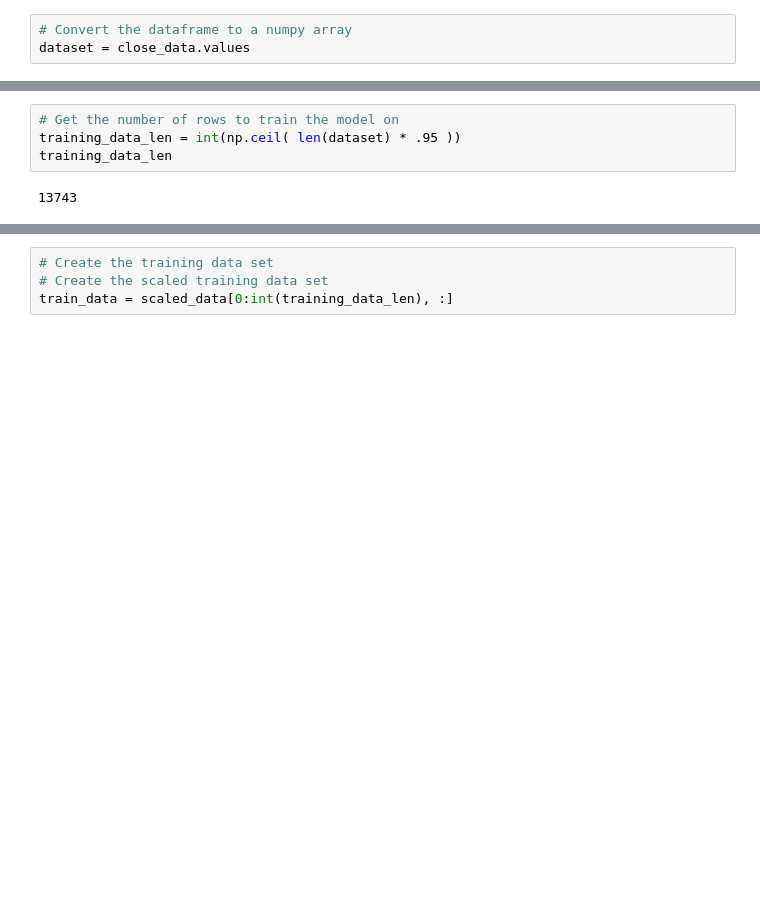
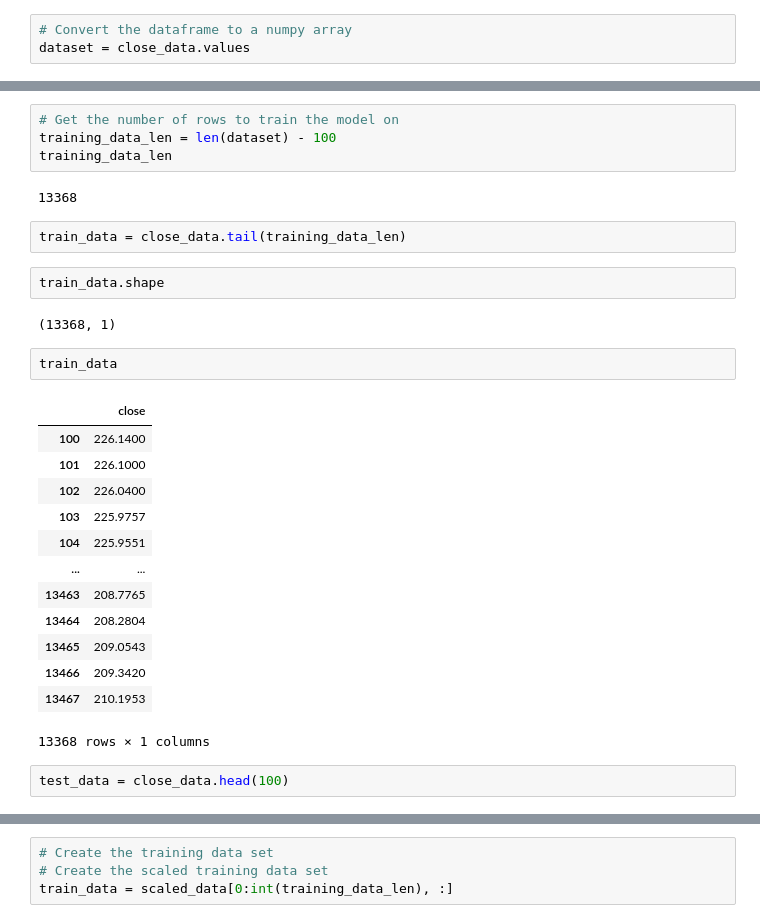
Before and after one commit to BouazizOmar/Automated-Stock-Price-Prediction-Pipeline-A-Complete-MLOps-Lifecycle, a Jupyter notebook: research/model_experiments.ipynb, the cells around one changed output, grey strips where cells are left out. Drawn from its saved outputs; the diff is of its cells as text; blank space fills up the shorter version.

```diff
--- a/research/model_experiments.ipynb
+++ b/research/model_experiments.ipynb
@@ -66,6 +66,30 @@ array([[222.4   ],
 # %%
 # Get the number of rows to train the model on
-training_data_len = int(np.ceil( len(dataset) * .95 ))
+training_data_len = len(dataset) - 100
 training_data_len
 # %% [output]
-13743
+13368
+# %%
+train_data = close_data.tail(training_data_len)
+# %%
+train_data.shape
+# %% [output]
+(13368, 1)
+# %%
+train_data
+# %% [output]
+|  | close |
+| 100 | 226.1400 |
+| 101 | 226.1000 |
+| 102 | 226.0400 |
+| 103 | 225.9757 |
+| 104 | 225.9551 |
+| ... | ... |
+| 13463 | 208.7765 |
+| 13464 | 208.2804 |
+| 13465 | 209.0543 |
+| 13466 | 209.3420 |
+| 13467 | 210.1953 |
+13368 rows × 1 columns
+# %%
+test_data = close_data.head(100)
```
Also changed, not shown: parts of 18 cells of this notebook, 41 other files.
